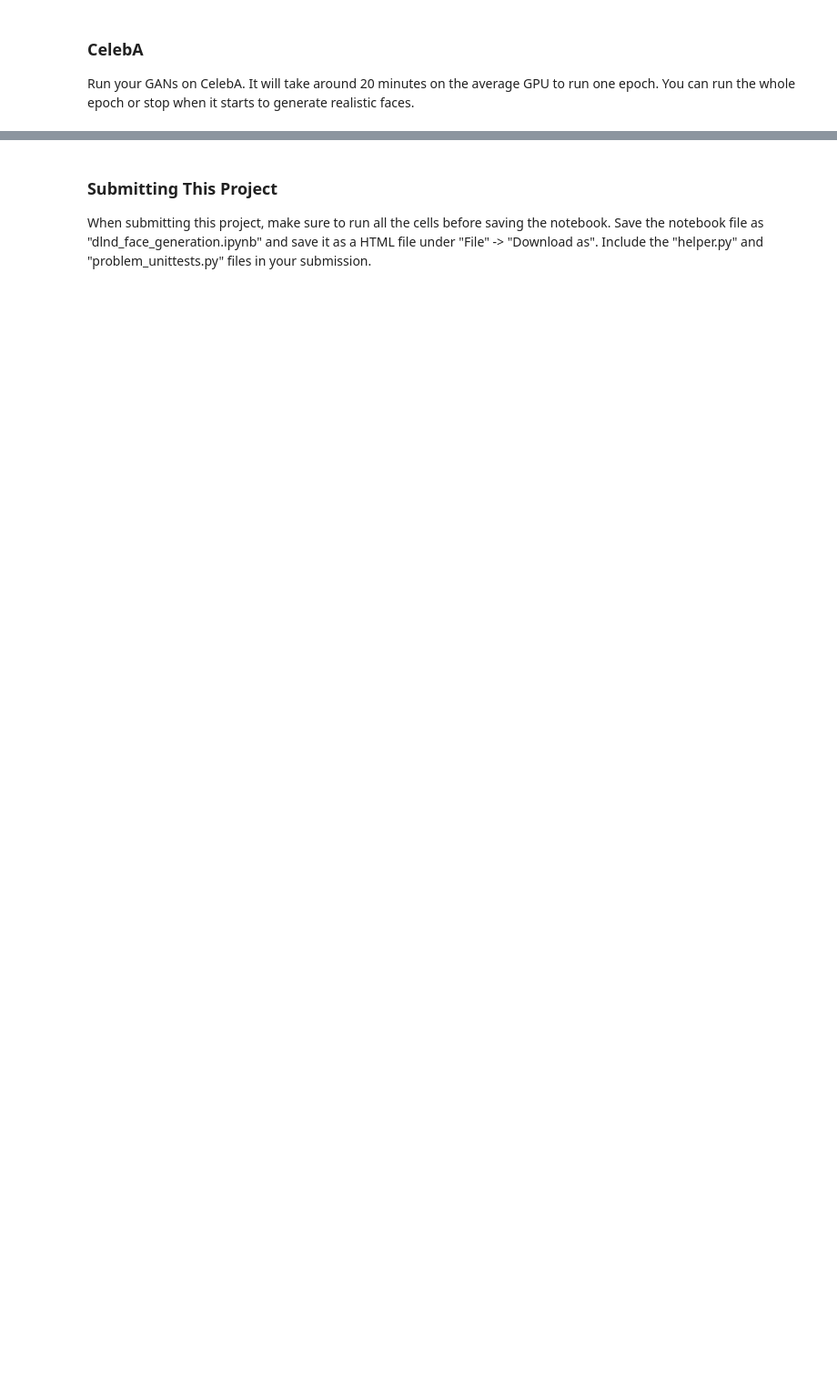
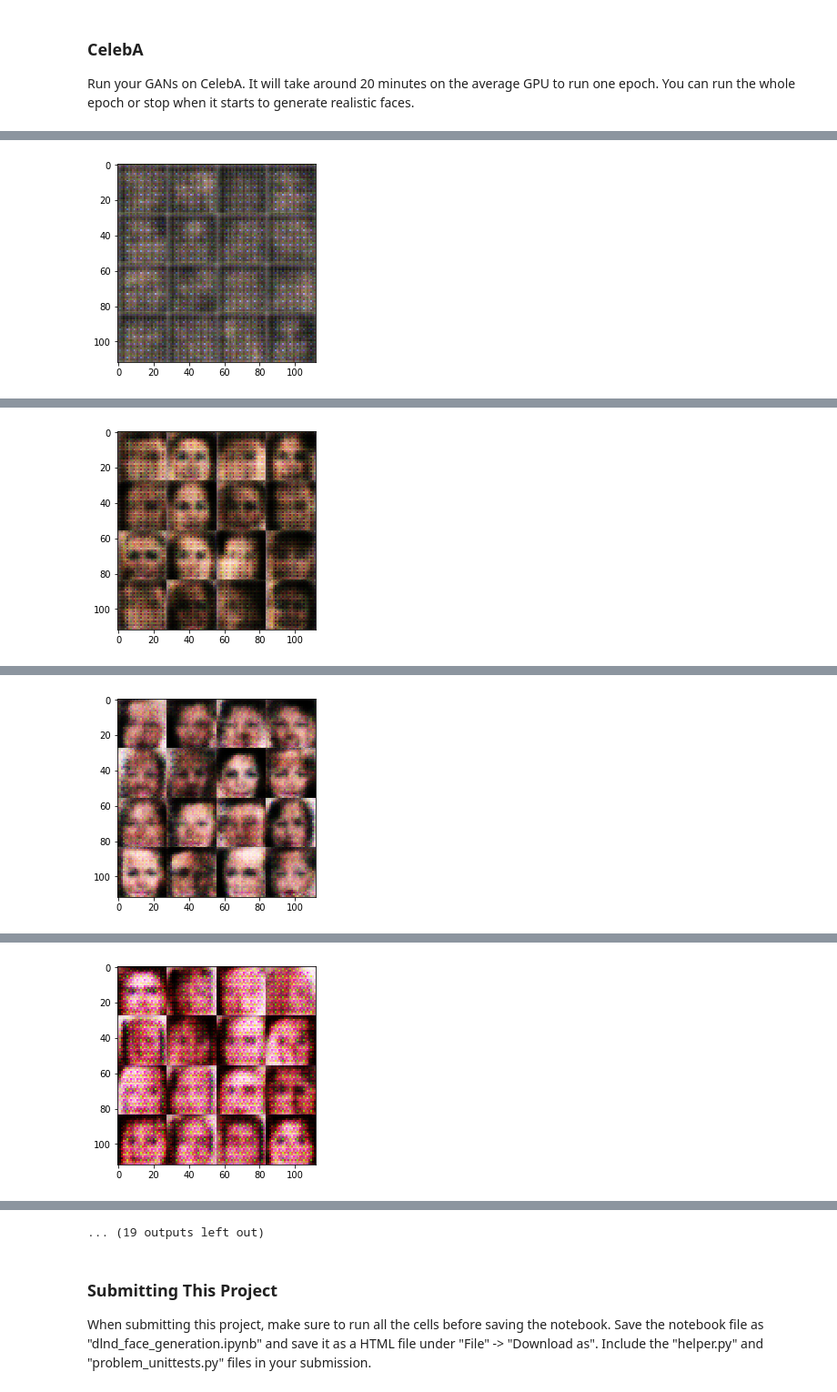
Before and after one commit to RowlandOti/GenerativeAdversarialNeuralNetwork-FaceGeneration, a Jupyter notebook: dlnd_face_generation.ipynb, the cells around one changed output, grey strips where cells are left out. Shown at 91% size. Cells and saved outputs as stored; diff of their text form; code cells hidden in the pictures; blank space fills up the shorter version.

```diff
--- a/dlnd_face_generation.ipynb
+++ b/dlnd_face_generation.ipynb
@@ -409,7 +488,7 @@ Run your GANs on CelebA.  It will take around 20 minutes on the average GPU to r
 # %%
 batch_size = 128
 z_dim = 100
-learning_rate = 0.01
+learning_rate = 0.0002
 beta1 =0.5
 
 
@@ -428,0 +519 @@ Disc: (?, 1)
+[figure, added]
@@ -428,0 +531 @@ Disc: (?, 1)
+[figure, added]
@@ -428,0 +543 @@ Disc: (?, 1)
+[figure, added]
@@ -428,0 +555 @@ Disc: (?, 1)
+[figure, added]
@@ -429,3 +580,4 @@ Disc: (?, 1)
+... (19 outputs left out)
 # %% [markdown]
 ### Submitting This Project
 When submitting this project, make sure to run all the cells before saving the notebook. Save the notebook file as "dlnd_face_generation.ipynb" and save it as a HTML file under "File" -> "Download as". Include the "helper.py" and "problem_unittests.py" files in your submission.
```
Also changed, not shown: parts of 10 cells of this notebook, 2 other files.
